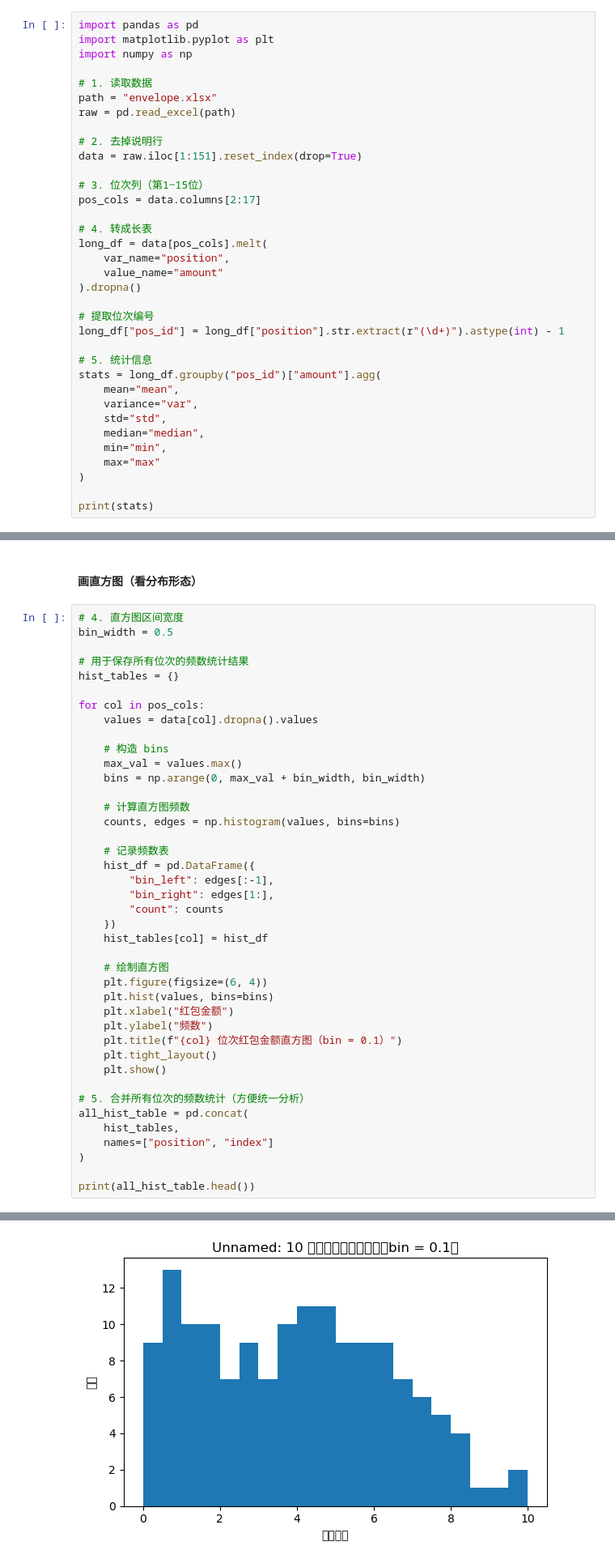
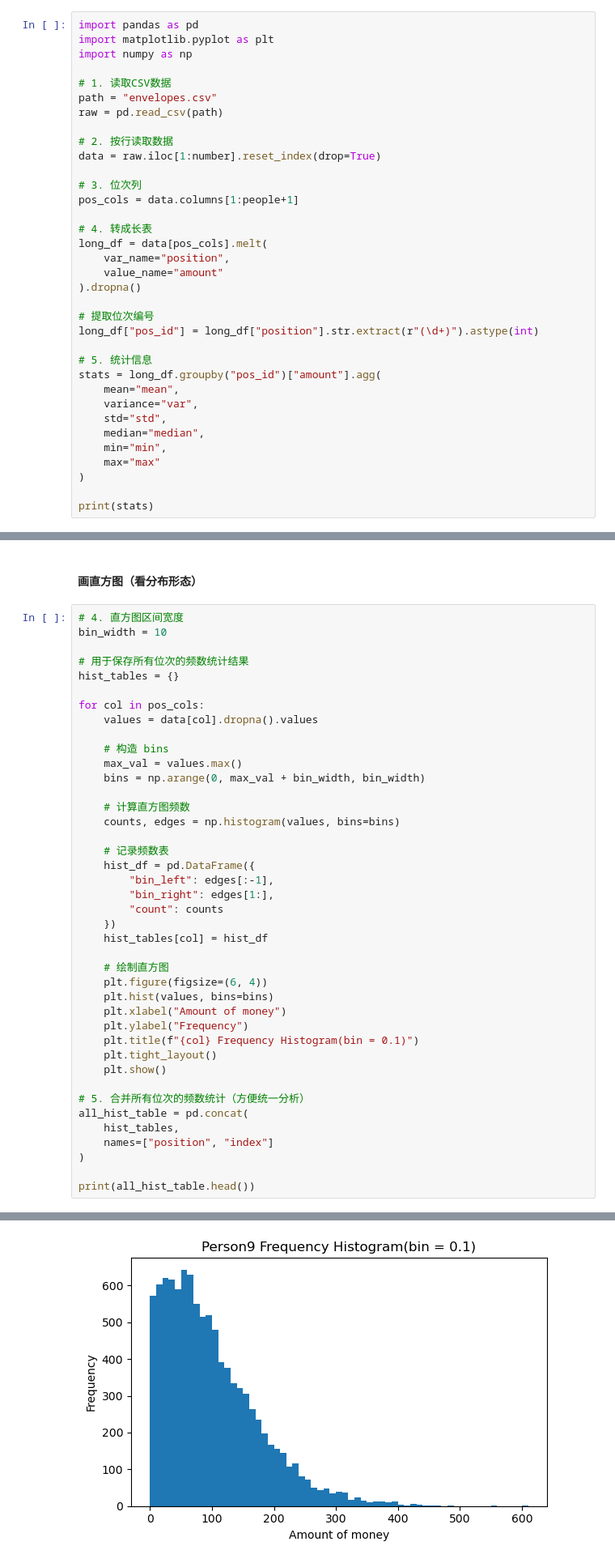
Before and after one commit to WjNaG2/SI140-RedEnvelope, a Jupyter notebook: vis.ipynb, the cells around one changed output, grey strips where cells are left out. Shown at 81% size. Drawn from its saved outputs; the diff is of its cells as text.

```diff
--- a/vis.ipynb
+++ b/vis.ipynb
@@ -95,15 +80,15 @@ import pandas as pd
 import matplotlib.pyplot as plt
 import numpy as np
 
-# 1. 读取数据
-path = "envelope.xlsx"
-raw = pd.read_excel(path)
+# 1. 读取CSV数据
+path = "envelopes.csv"
+raw = pd.read_csv(path)
 
-# 2. 去掉说明行
-data = raw.iloc[1:151].reset_index(drop=True)
+# 2. 按行读取数据
+data = raw.iloc[1:number].reset_index(drop=True)
 
-# 3. 位次列（第1~15位）
-pos_cols = data.columns[2:17]
+# 3. 位次列
+pos_cols = data.columns[1:people+1]
 
 # 4. 转成长表
 long_df = data[pos_cols].melt(
@@ -112,7 +97,7 @@ long_df = data[pos_cols].melt(
 ).dropna()
 
 # 提取位次编号
-long_df["pos_id"] = long_df["position"].str.extract(r"(\d+)").astype(int) - 1
+long_df["pos_id"] = long_df["position"].str.extract(r"(\d+)").astype(int)
 
 # 5. 统计信息
 stats = long_df.groupby("pos_id")["amount"].agg(
@@ -172,7 +152,7 @@ plt.show()
 #### 画直方图（看分布形态）
 # %%
 # 4. 直方图区间宽度
-bin_width = 0.5
+bin_width = 10
 
 # 用于保存所有位次的频数统计结果
 hist_tables = {}
@@ -198,9 +178,9 @@ for col in pos_cols:
     # 绘制直方图
     plt.figure(figsize=(6, 4))
     plt.hist(values, bins=bins)
-    plt.xlabel("红包金额")
-    plt.ylabel("频数")
-    plt.title(f"{col} 位次红包金额直方图（bin = 0.1）")
+    plt.xlabel("Amount of money")
+    plt.ylabel("Frequency")
+    plt.title(f"{col} Frequency Histogram(bin = 0.1)")
     plt.tight_layout()
     plt.show()
 
@@ -223 +203 @@ print(all_hist_table.head())
-[figure, old version]
+[figure, new version]
```
Also changed, not shown: parts of 4 cells of this notebook.
